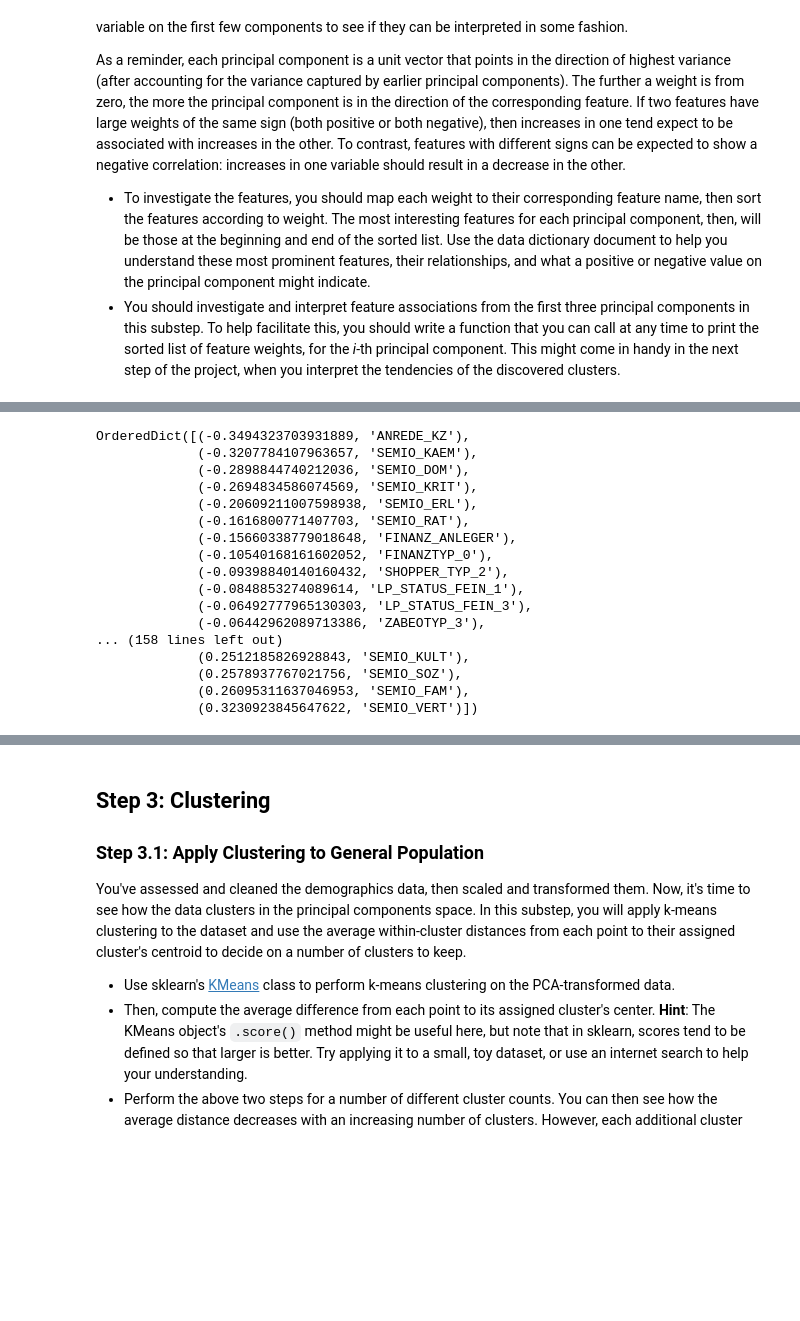
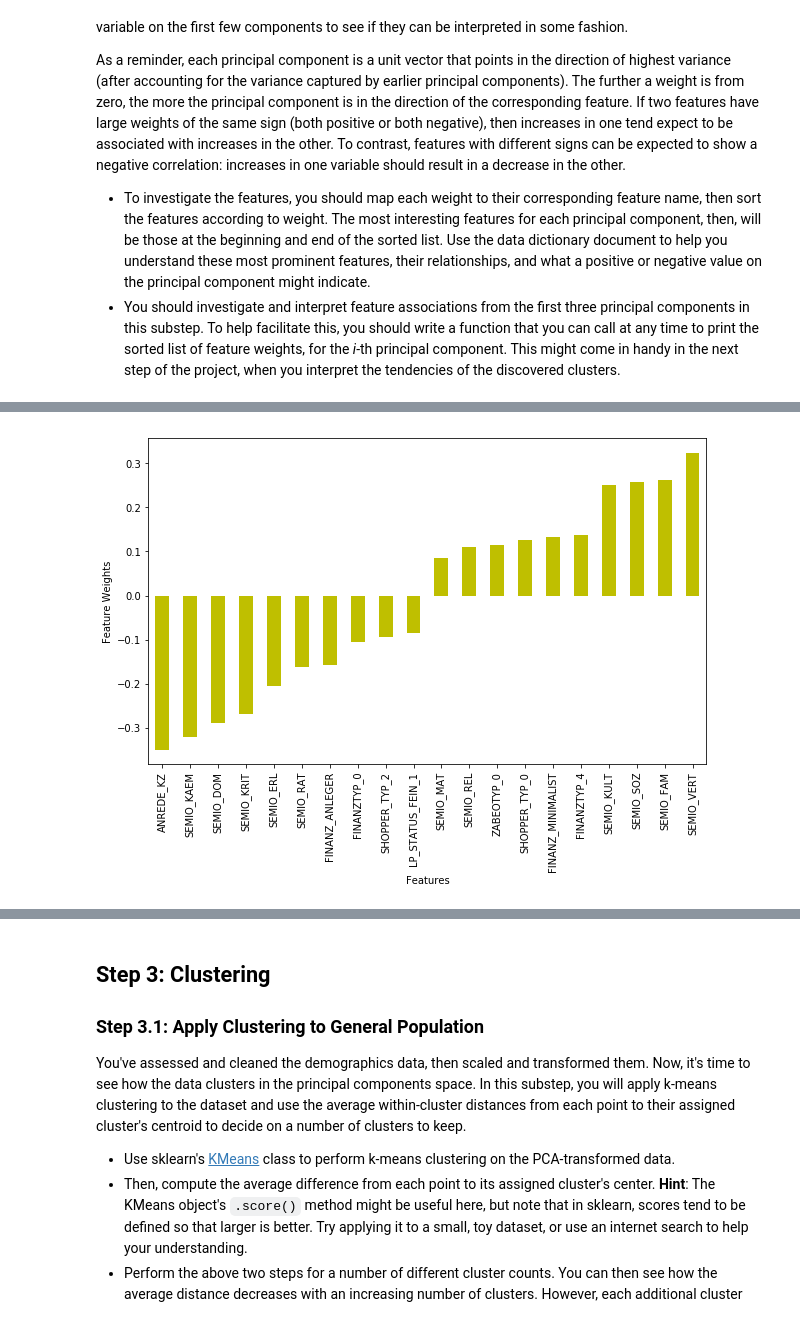
Before and after one commit to julianikulski/identifying-customer-segments, a Jupyter notebook: Identify_Customer_Segments.ipynb, the cells around one changed output, grey strips where cells are left out. Saved outputs shown, nothing was run; the diff lists cells and outputs as text; code cells hidden in the pictures; blank space fills up the shorter version.

```diff
--- a/Identify_Customer_Segments.ipynb
+++ b/Identify_Customer_Segments.ipynb
@@ -1538,22 +1536,7 @@ OrderedDict([(-0.2210568782688554, 'DECADE'),
 # %%
 # Map weights for the third principal component to corresponding feature names
 # and then print the linked values, sorted by weight.
-sort_weights(pca, azdias_scaled.columns, 2)
+component3 = sort_weights(pca, azdias_scaled.columns, 2)
+features_comp3 = comp_top20(component3, 'y')
 # %% [output]
-OrderedDict([(-0.3494323703931889, 'ANREDE_KZ'),
-             (-0.3207784107963657, 'SEMIO_KAEM'),
-             (-0.2898844740212036, 'SEMIO_DOM'),
-             (-0.2694834586074569, 'SEMIO_KRIT'),
-             (-0.20609211007598938, 'SEMIO_ERL'),
-             (-0.1616800771407703, 'SEMIO_RAT'),
-             (-0.15660338779018648, 'FINANZ_ANLEGER'),
-             (-0.10540168161602052, 'FINANZTYP_0'),
-             (-0.09398840140160432, 'SHOPPER_TYP_2'),
-             (-0.0848853274089614, 'LP_STATUS_FEIN_1'),
-             (-0.06492777965130303, 'LP_STATUS_FEIN_3'),
-             (-0.06442962089713386, 'ZABEOTYP_3'),
-... (158 lines left out)
-             (0.2512185826928843, 'SEMIO_KULT'),
-             (0.2578937767021756, 'SEMIO_SOZ'),
-             (0.26095311637046953, 'SEMIO_FAM'),
-             (0.3230923845647622, 'SEMIO_VERT')])
+[figure, added]
```
Also changed, not shown: parts of 40 cells of this notebook.
